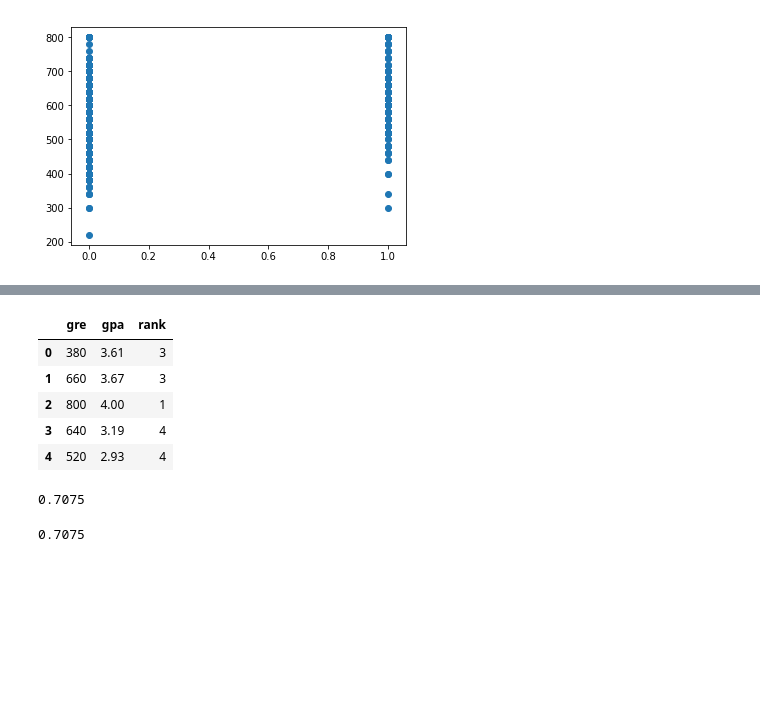
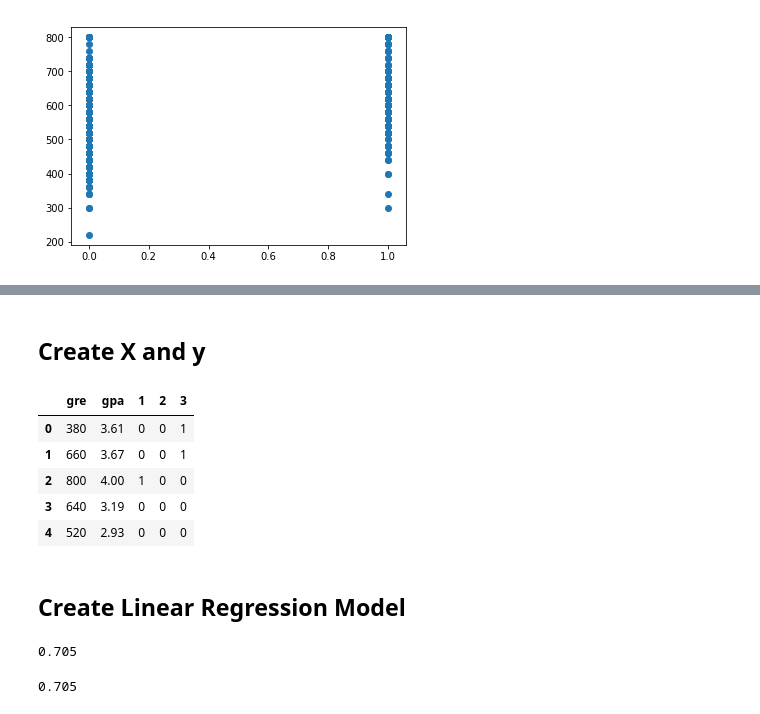
Before and after one commit to jleger9955/grad-school-project, a Jupyter notebook: grad-school.ipynb, the cells around one changed output, grey strips where cells are left out. Drawn from its saved outputs; the diff is of its cells as text; code cells hidden in the pictures; blank space fills up the shorter version.

```diff
--- a/grad-school.ipynb
+++ b/grad-school.ipynb
@@ -61,0 +70,2 @@ plt.scatter(df.admit,df.gre)
+# %%
+df = df.join(pd.get_dummies(df['rank']))
@@ -62,25 +81,29 @@ plt.scatter(df.admit,df.gre)
+# %% [markdown]
+## Create X and y
 # %%
-X = df.drop(columns='admit')
+X = df.drop(columns=['admit','rank',4])
 X.head()
 # %% [output]
-|  | gre | gpa | rank |
-| 0 | 380 | 3.61 | 3 |
-| 1 | 660 | 3.67 | 3 |
-| 2 | 800 | 4.00 | 1 |
-| 3 | 640 | 3.19 | 4 |
-| 4 | 520 | 2.93 | 4 |
+|  | gre | gpa | 1 | 2 | 3 |
+| 0 | 380 | 3.61 | 0 | 0 | 1 |
+| 1 | 660 | 3.67 | 0 | 0 | 1 |
+| 2 | 800 | 4.00 | 1 | 0 | 0 |
+| 3 | 640 | 3.19 | 0 | 0 | 0 |
+| 4 | 520 | 2.93 | 0 | 0 | 0 |
 # %%
 y = df.admit
+# %% [markdown]
+## Create Linear Regression Model
 # %%
 model = LogisticRegression(solver='lbfgs').fit(X,y)
 # %%
 model.score(X,y)
 # %% [output]
-0.7075
+0.705
 # %%
 accuracy_score(y,model.predict(X))
 # %% [output]
-0.7075
+0.705
 # %%
 p_hat = model.predict_proba(X)[:,1]
 # %%
```
Also changed, not shown: parts of 12 cells of this notebook.
